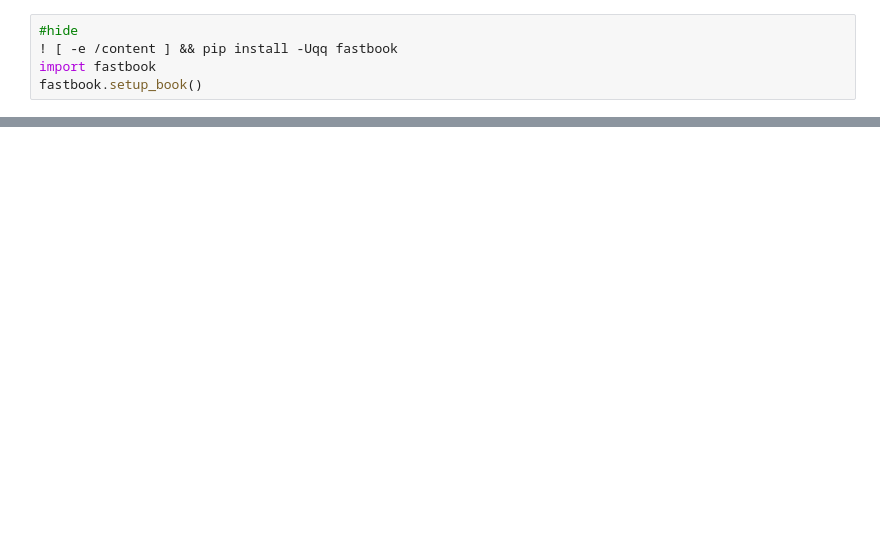
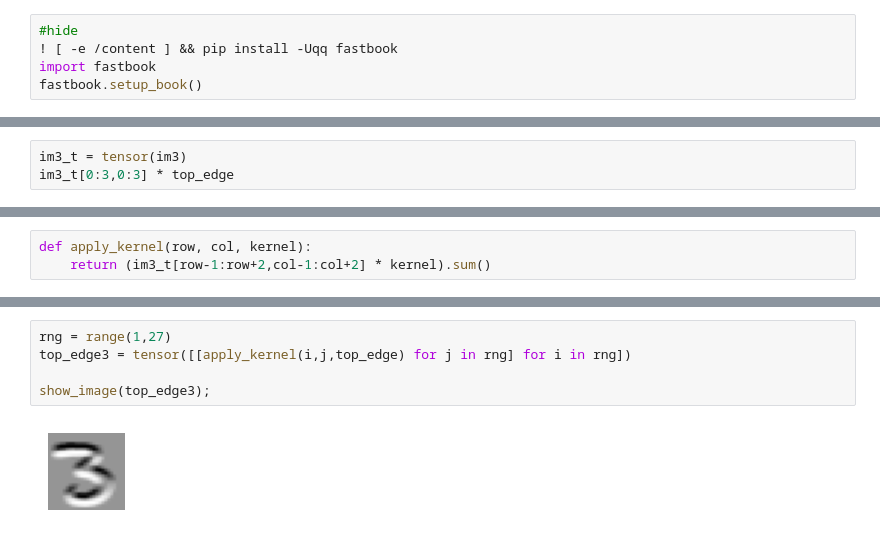
Before and after one commit to flyinacres/fastai-coursework, a Jupyter notebook: fast-13.ipynb, the cells around one changed output, grey strips where cells are left out. Cells and saved outputs as stored; diff of their text form; blank space fills up the shorter version.

```diff
--- a/fast-13.ipynb
+++ b/fast-13.ipynb
@@ -32,0 +86,3 @@ from fastbook import *
+# %%
+im3_t = tensor(im3)
+im3_t[0:3,0:3] * top_edge
@@ -32,0 +121,3 @@ from fastbook import *
+# %%
+def apply_kernel(row, col, kernel):
+    return (im3_t[row-1:row+2,col-1:col+2] * kernel).sum()
@@ -32,0 +135,7 @@ from fastbook import *
+# %%
+rng = range(1,27)
+top_edge3 = tensor([[apply_kernel(i,j,top_edge) for j in rng] for i in rng])
+
+show_image(top_edge3);
+# %% [output]
+[figure, added]
```
Also changed, not shown: parts of 14 cells of this notebook.
